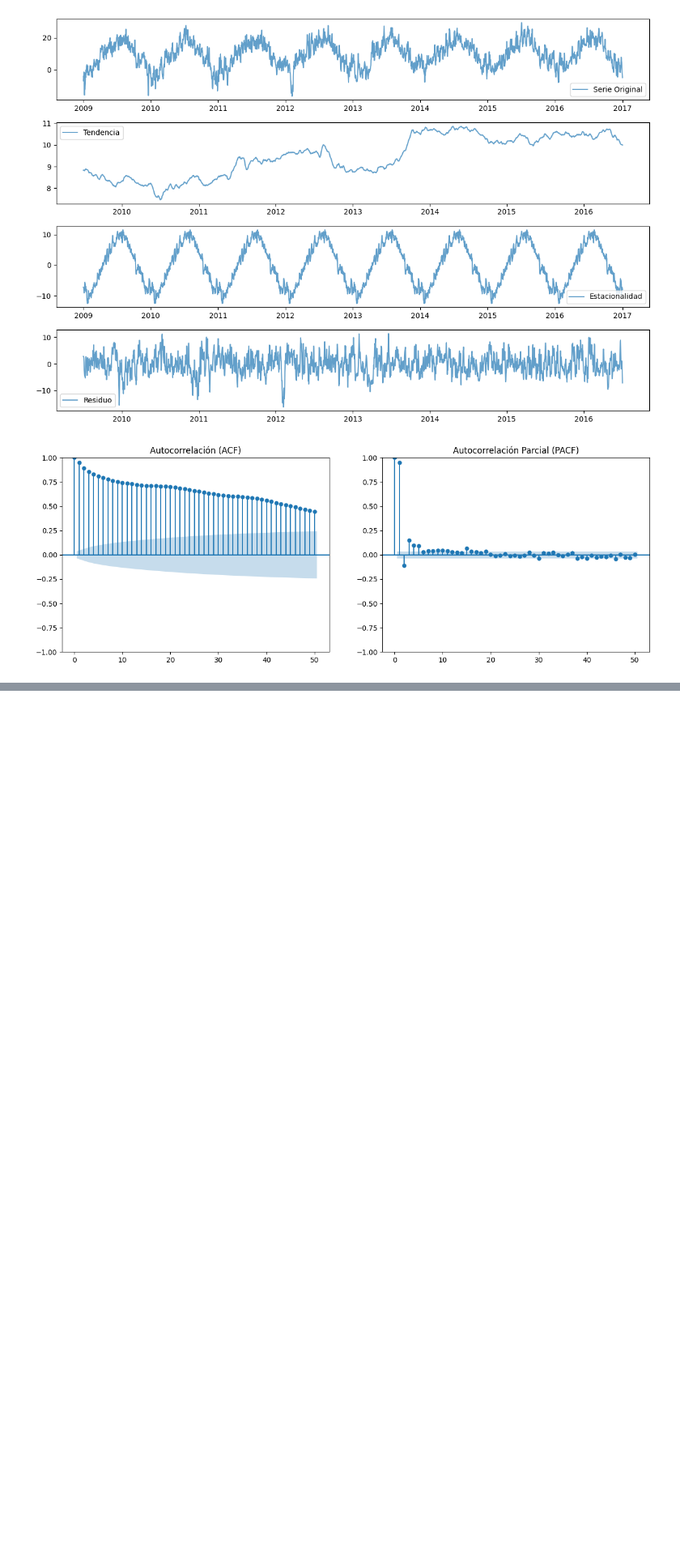
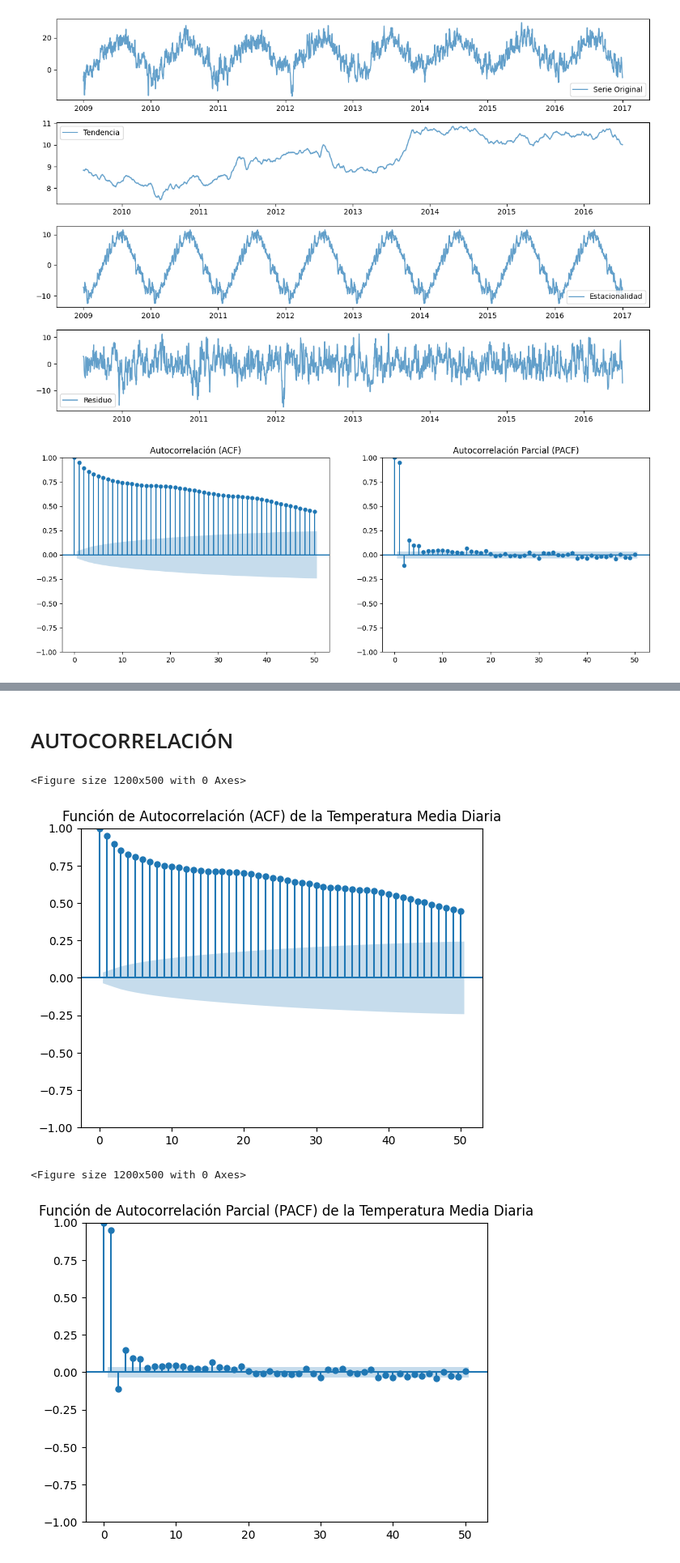
Before and after one commit to ivanna0994/seriesdetiempo, a Jupyter notebook: TP1/Codigoseriesdetiempo.ipynb, the cells around one changed output, grey strips where cells are left out. Shown at 81% size. Drawn from its saved outputs; the diff is of its cells as text; code cells hidden in the pictures; blank space fills up the shorter version.

```diff
--- a/TP1/Codigoseriesdetiempo.ipynb
+++ b/TP1/Codigoseriesdetiempo.ipynb
@@ -276,0 +398,25 @@ plt.show()
+# %% [markdown]
+# AUTOCORRELACIÓN
+# %%
+import matplotlib.pyplot as plt
+from statsmodels.graphics.tsaplots import plot_acf, plot_pacf
+
+# Assuming media_diaria_temperatura_df is the correct DataFrame/Series name
+# Graficar la función de autocorrelación (ACF)
+plt.figure(figsize=(12, 5))
+# Use media_diaria_temperatura_df instead of media_diaria_temperatura and drop na values
+plot_acf(media_diaria_temperatura_df.dropna(), lags=50)
+plt.title("Función de Autocorrelación (ACF) de la Temperatura Media Diaria")
+plt.show()
+
+# Graficar la función de autocorrelación parcial (PACF)
+plt.figure(figsize=(12, 5))
+# Use media_diaria_temperatura_df instead of media_diaria_temperatura and drop na values
+plot_pacf(media_diaria_temperatura_df.dropna(), lags=50)
+plt.title("Función de Autocorrelación Parcial (PACF) de la Temperatura Media Diaria")
+plt.show()
+# %% [output]
+<Figure size 1200x500 with 0 Axes>
+[figure, added]
+<Figure size 1200x500 with 0 Axes>
+[figure, added]
```
Also changed, not shown: parts of 10 cells of this notebook.
